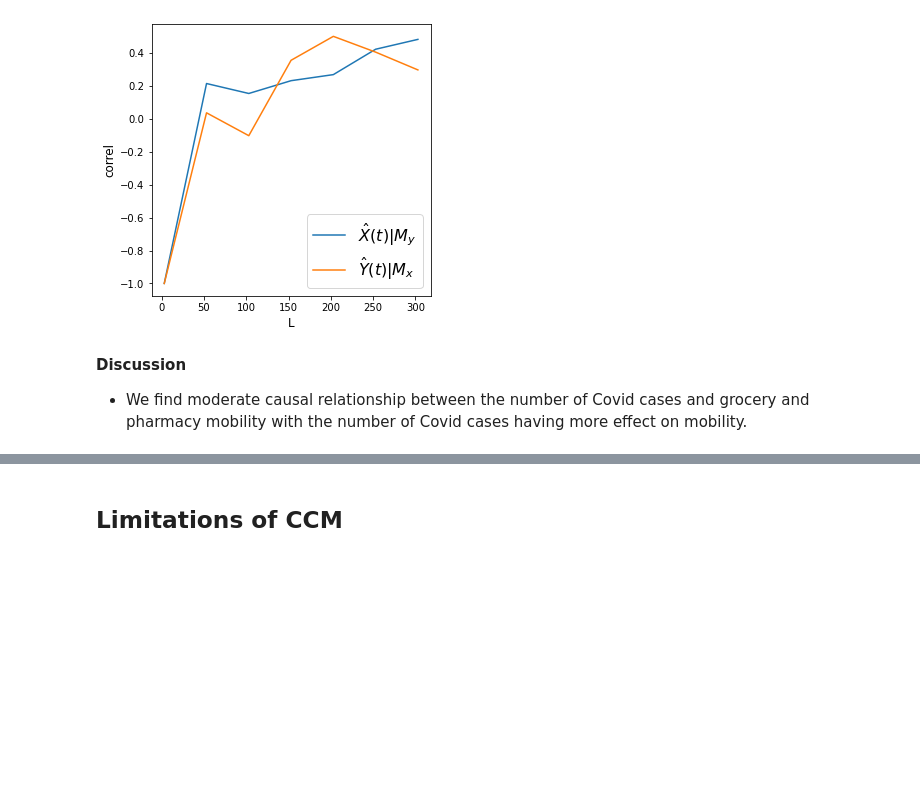
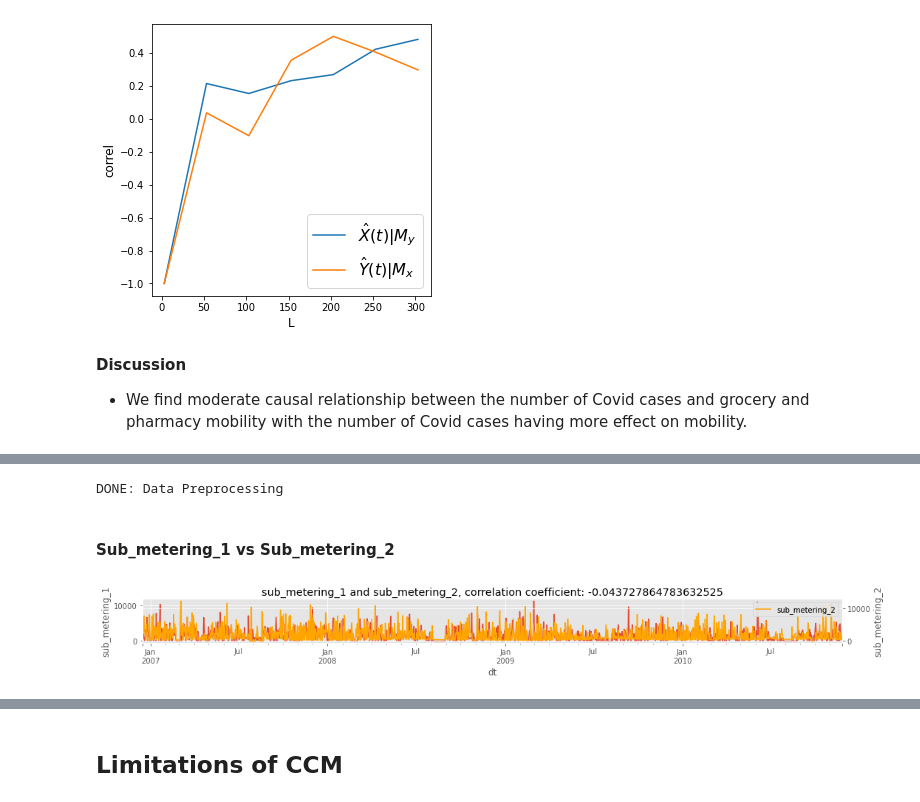
Before and after one commit to phdinds-aim/time_series_handbook, a Jupyter notebook: 06_ConvergentCrossMappingandSugiharaCausality/ccm_pai.ipynb, the cells around one changed output, grey strips where cells are left out. Saved outputs shown, nothing was run; the diff lists cells and outputs as text; code cells hidden in the pictures; blank space fills up the shorter version.

Commit message:
added ccm application on household power consumption data

```diff
--- a/06_ConvergentCrossMappingandSugiharaCausality/ccm_pai.ipynb
+++ b/06_ConvergentCrossMappingandSugiharaCausality/ccm_pai.ipynb
@@ -1304,0 +1314,18 @@ grocery and pharmacy mobility->Covid cases r 0.3 p value 0.0
+# %%
+#import the UniTS_Toolbox module
+from utils import UniTS_Toolbox
+
+#extract daily data
+uni = UniTS_Toolbox()
+household_power = uni.preprocess_dataset("D", all_cols=True).reset_index()
+# %% [output]
+DONE: Data Preprocessing
+# %% [markdown]
+#### Sub_metering_1 vs Sub_metering_2
+# %%
+X = household_power['sub_metering_1']
+Y = household_power['sub_metering_2']
+
+make_plots(household_power, 'dt', 'sub_metering_1', 'sub_metering_2')
+# %% [output]
+[figure, added]
```
Also changed, not shown: parts of 14 cells of this notebook, 1 other file.
